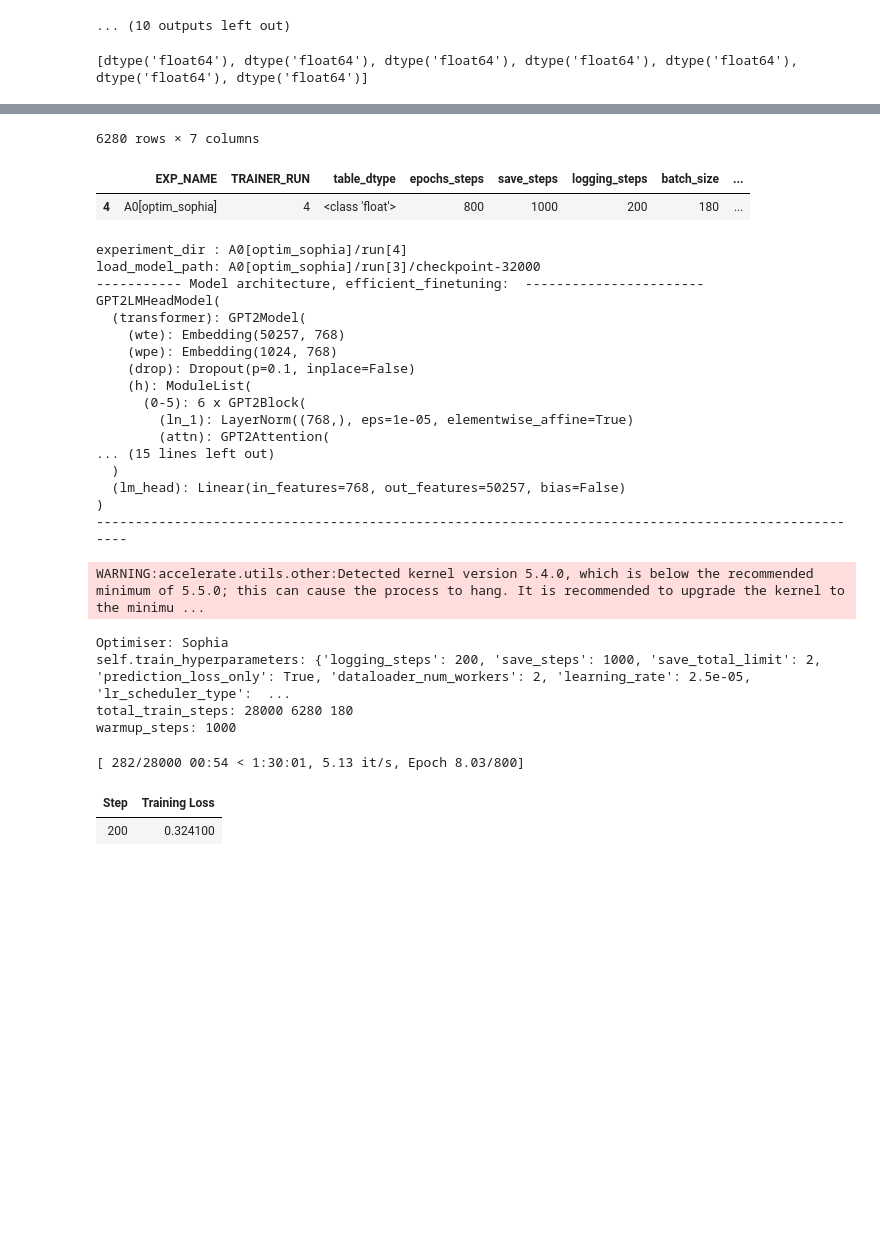
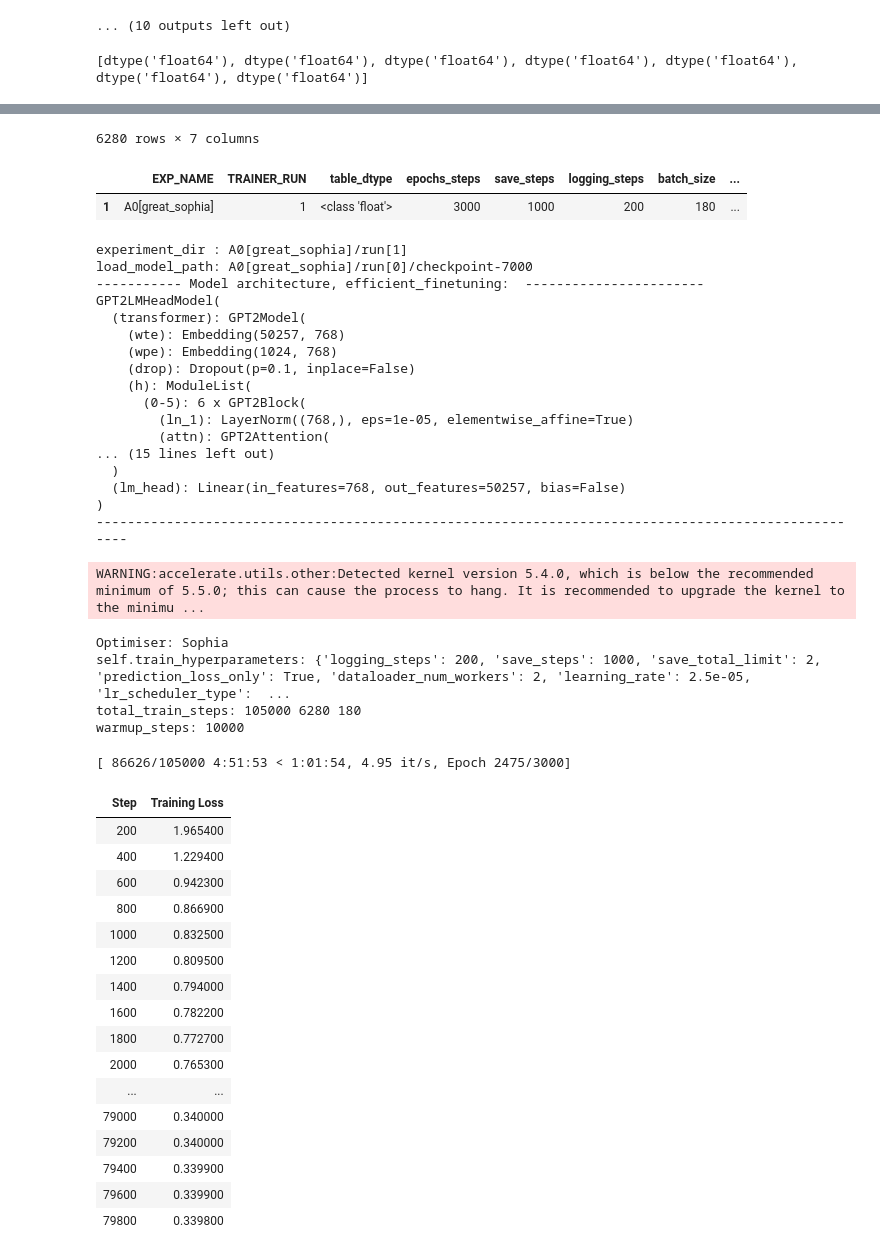
Before and after one commit to koyacolab/aispace, a Jupyter notebook: ai.ipynb, the cells around one changed output, grey strips where cells are left out. Cells and saved outputs as stored; diff of their text form; code cells hidden in the pictures; blank space fills up the shorter version.

```diff
--- a/ai.ipynb
+++ b/ai.ipynb
@@ -269,7 +269,7 @@ display(data)
 # #######################################
 
 #### FOR V-100 GPU USABILITY################################
-epochs_steps = 800   # 250 #50
+epochs_steps = 3000   # 250 #50
 save_steps = 1000   #250 #50 #9380  #2000   # FOR FIT THIS VALUE START TRAIN DATASET, EQUALS FOR STEPS IN FIRST START
 logging_steps = 200 # 250 #25 #9380  #1000
 #### batch_size = 250 for T4
@@ -292,13 +292,13 @@ EXP_NAME = 'exp-T4'
 optimizer_fit = 'sophia'
 ##########################################################
 
-EXP_NAME = f'A0[optim_{optimizer_fit}]'
+EXP_NAME = f'A0[great_{optimizer_fit}]'
 
 #### 1 ###########
 # learning_rate = 5e-5
 # lr_scheduler_type = 'constant' # constant_with_warmup
 
-step_checkpoint = 32000
+step_checkpoint = 7000
 ######### SET TRAINER_RUN ARGUMENTS ##########################
 learning_rate = 0.000025
 lr_scheduler_type = 'cosine_with_restarts'
@@ -312,7 +312,7 @@ lr_scheduler_type = 'constant'
 
 
 experiment_dir = ""
-TRAINER_RUN = 4
+TRAINER_RUN = 1
 
 if TRAINER_RUN == 0:
   load_model_path = 'distilgpt2'
@@ -375,7 +375,7 @@ model = GReaT(llm=load_model_path,
               efficient_finetuning = efficient_finetuning,
               learning_rate=learning_rate,
               lr_scheduler_type=lr_scheduler_type,
-              warmup_steps = 1000,
+              warmup_steps = 10000,
               # warmup_ratio=0.05,
               seed=current_time,
               data_seed=current_time+int(time.time()),
@@ -390,7 +390,7 @@ print(model.model)
 print(f'----------------------------------------------------------------------------------------------------')
 # fn
 
-model.fit(data=data, optimizer=optimizer_fit, lr_fit=2e-4)   #, resume_from_checkpoint=True)
+model.fit(data=data, optimizer=optimizer_fit, lr_fit=1e-4)   #, resume_from_checkpoint=True)
 # model.fit(data=train_data, test_data=test_data)
 
 model.save(f'{experiment_dir}/model')
@@ -404,40 +404,55 @@ TRAINER_DICT.to_csv(f'{experiment_dir}.csv')
 | 2 | 237.0 | 706.0 | 501.0 | 4715.0 | 1560.0 | 975.0 | 203.0 |
 | 3 | 264.0 | 729.0 | 532.0 | 4745.0 | 1561.0 | 975.0 | 203.0 |
 | 4 | 268.0 | 735.0 | 528.0 | 4834.0 | 1562.0 | 975.0 | 203.0 |
 | ... | ... | ... | ... | ... | ... | ... | ... |
 | 6275 | 338.0 | 591.0 | 576.0 | 1950.0 | 1595.0 | 1024.0 | 219.0 |
 | 6276 | 350.0 | 606.0 | 577.0 | 2002.0 | 1596.0 | 1024.0 | 219.0 |
 | 6277 | 345.0 | 597.0 | 566.0 | 2000.0 | 1597.0 | 1024.0 | 219.0 |
 | 6278 | 348.0 | 596.0 | 573.0 | 2025.0 | 1598.0 | 1024.0 | 219.0 |
 | 6279 | 348.0 | 612.0 | 582.0 | 2099.0 | 1599.0 | 1024.0 | 219.0 |
 6280 rows × 7 columns
 |  | EXP_NAME | TRAINER_RUN | table_dtype | epochs_steps | save_steps | logging_steps | batch_size | ... |
-| 4 | A0[optim_sophia] | 4 | <class 'float'> | 800 | 1000 | 200 | 180 | ... |
+| 1 | A0[great_sophia] | 1 | <class 'float'> | 3000 | 1000 | 200 | 180 | ... |
-experiment_dir : A0[optim_sophia]/run[4]
-load_model_path: A0[optim_sophia]/run[3]/checkpoint-32000
+experiment_dir : A0[great_sophia]/run[1]
+load_model_path: A0[great_sophia]/run[0]/checkpoint-7000
 ----------- Model architecture, efficient_finetuning:  -----------------------
 GPT2LMHeadModel(
   (transformer): GPT2Model(
     (wte): Embedding(50257, 768)
     (wpe): Embedding(1024, 768)
     (drop): Dropout(p=0.1, inplace=False)
     (h): ModuleList(
       (0-5): 6 x GPT2Block(
         (ln_1): LayerNorm((768,), eps=1e-05, elementwise_affine=True)
         (attn): GPT2Attention(
 ... (15 lines left out)
   )
   (lm_head): Linear(in_features=768, out_features=50257, bias=False)
 )
 ----------------------------------------------------------------------------------------------------
 WARNING:accelerate.utils.other:Detected kernel version 5.4.0, which is below the recommended minimum of 5.5.0; this can cause the process to hang. It is recommended to upgrade the kernel to the minimu ...
 Optimiser: Sophia
 self.train_hyperparameters: {'logging_steps': 200, 'save_steps': 1000, 'save_total_limit': 2, 'prediction_loss_only': True, 'dataloader_num_workers': 2, 'learning_rate': 2.5e-05, 'lr_scheduler_type':  ...
-total_train_steps: 28000 6280 180
-warmup_steps: 1000
+total_train_steps: 105000 6280 180
+warmup_steps: 10000
-[ 282/28000 00:54 < 1:30:01, 5.13 it/s, Epoch 8.03/800]
+[ 86626/105000 4:51:53 < 1:01:54, 4.95 it/s, Epoch 2475/3000]
 | Step | Training Loss |
-| 200 | 0.324100 |
+| 200 | 1.965400 |
+| 400 | 1.229400 |
+| 600 | 0.942300 |
+| 800 | 0.866900 |
+| 1000 | 0.832500 |
+| 1200 | 0.809500 |
+| 1400 | 0.794000 |
+| 1600 | 0.782200 |
+| 1800 | 0.772700 |
+| 2000 | 0.765300 |
+| ... | ... |
+| 79000 | 0.340000 |
+| 79200 | 0.340000 |
+| 79400 | 0.339900 |
+| 79600 | 0.339900 |
+| 79800 | 0.339800 |
 # %%
 from google.colab import runtime
 runtime.unassign()
```
Also changed, not shown: 3 other files.
